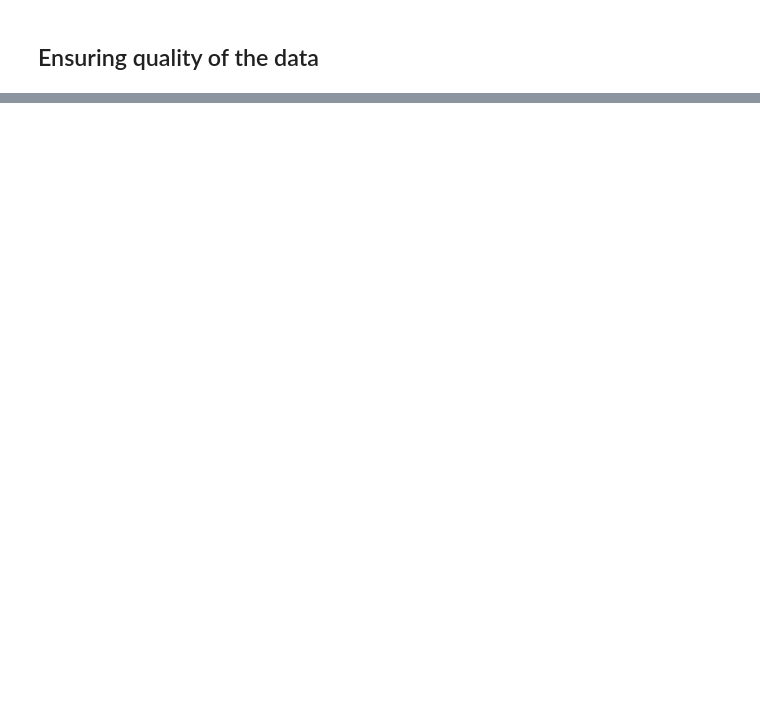
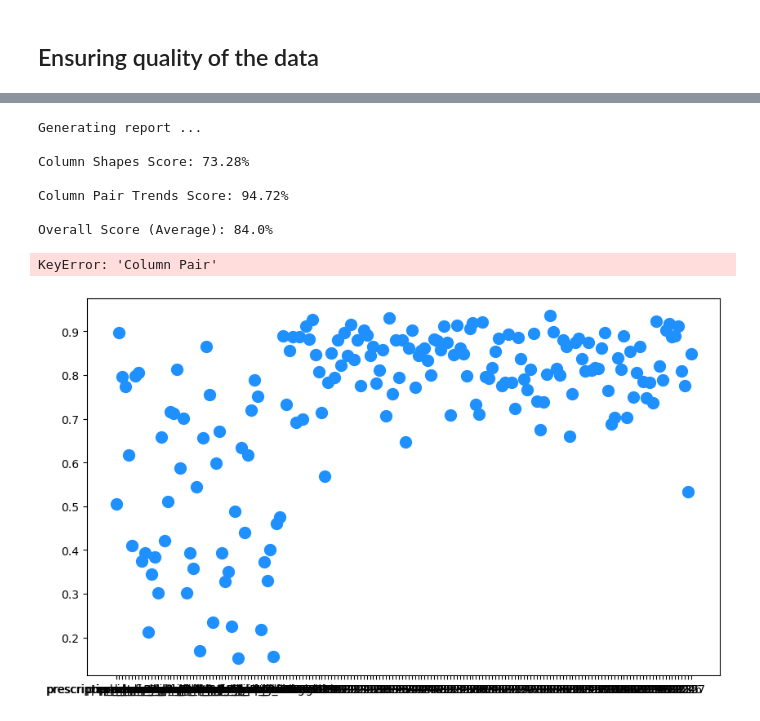
Before and after one commit to vaipos/Blue-Blood-ACM-Research, a Jupyter notebook: statistical_analysis.ipynb, the cells around one changed output, grey strips where cells are left out. Saved outputs shown, nothing was run; the diff lists cells and outputs as text; code cells hidden in the pictures; blank space fills up the shorter version.

```diff
--- a/statistical_analysis.ipynb
+++ b/statistical_analysis.ipynb
@@ -636,0 +684,49 @@ prescription_dose_unit_rx  4.061870       3.920000       0.141870
+# %%
+import matplotlib.pyplot as plt
+
+def plot_detailed_quality_summary(report):
+    # Get metric details
+    shapes = report.get_details('Column Shapes')
+    pairs = report.get_details('Column Pair Trends')
+
+    # Set up plot
+    fig, ax = plt.subplots(figsize=(10, 6))
+
+    # Plot individual scores as scatter
+    ax.scatter(shapes['Column'], shapes['Score'], label='Column Shapes', color='dodgerblue', s=100, marker='o')
+    ax.scatter(pairs['Column Pair'], pairs['Score'], label='Column Pair Trends', color='tomato', s=100, marker='x')
+
+    # Plot average lines
+    ax.axhline(y=shapes['Score'].mean(), color='blue', linestyle='--', linewidth=1, label='Avg Column Shapes')
+    ax.axhline(y=pairs['Score'].mean(), color='red', linestyle='--', linewidth=1, label='Avg Column Pair Trends')
+
+    # Labels & title
+    ax.set_title('Synthetic Data Quality Breakdown', fontsize=14, weight='bold')
+    ax.set_ylabel('Score (0 to 1)')
+    ax.set_xlabel('Columns / Column Pairs')
+    ax.set_ylim(0, 1.05)
+    ax.tick_params(axis='x', rotation=45)
+    ax.legend()
+
+    # Grid and layout
+    ax.grid(True, linestyle='--', alpha=0.5)
+    plt.tight_layout()
+    plt.show()
+
+    # Explanation
+    print("\n🔍 What do these metrics mean?")
+    print("• Column Shapes: How closely each column's value distribution matches real data.")
+    print("• Column Pair Trends: How well the relationships between columns are preserved.")
+
+report = evaluate_synthetic_data_quality(df, df_synthetic)
+plot_detailed_quality_summary(report)
+# %% [output]
+Generating report ...
+
+Column Shapes Score: 73.28%
+
+Column Pair Trends Score: 94.72%
+
+Overall Score (Average): 84.0%
+KeyError: 'Column Pair'
+[figure, added]
```
Also changed, not shown: parts of 15 cells of this notebook, 11 other files.
